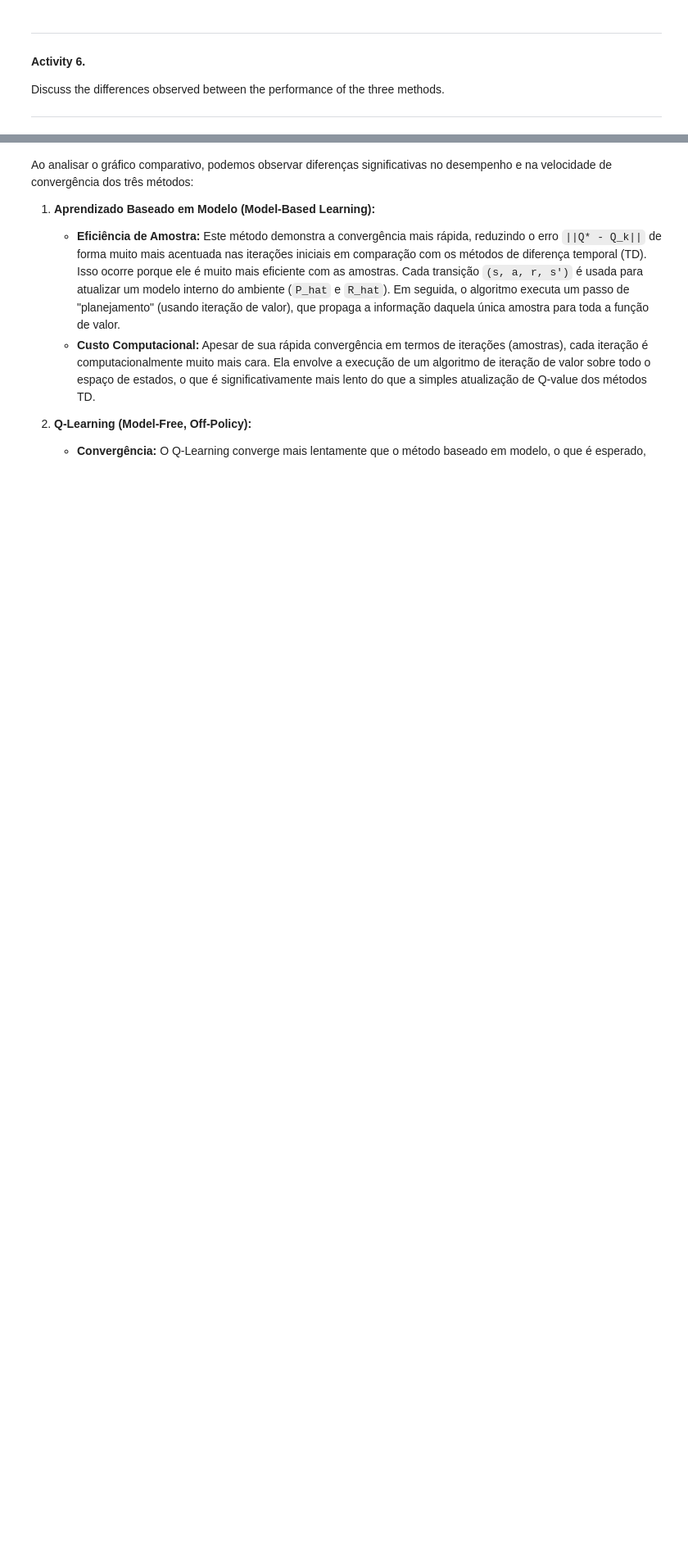
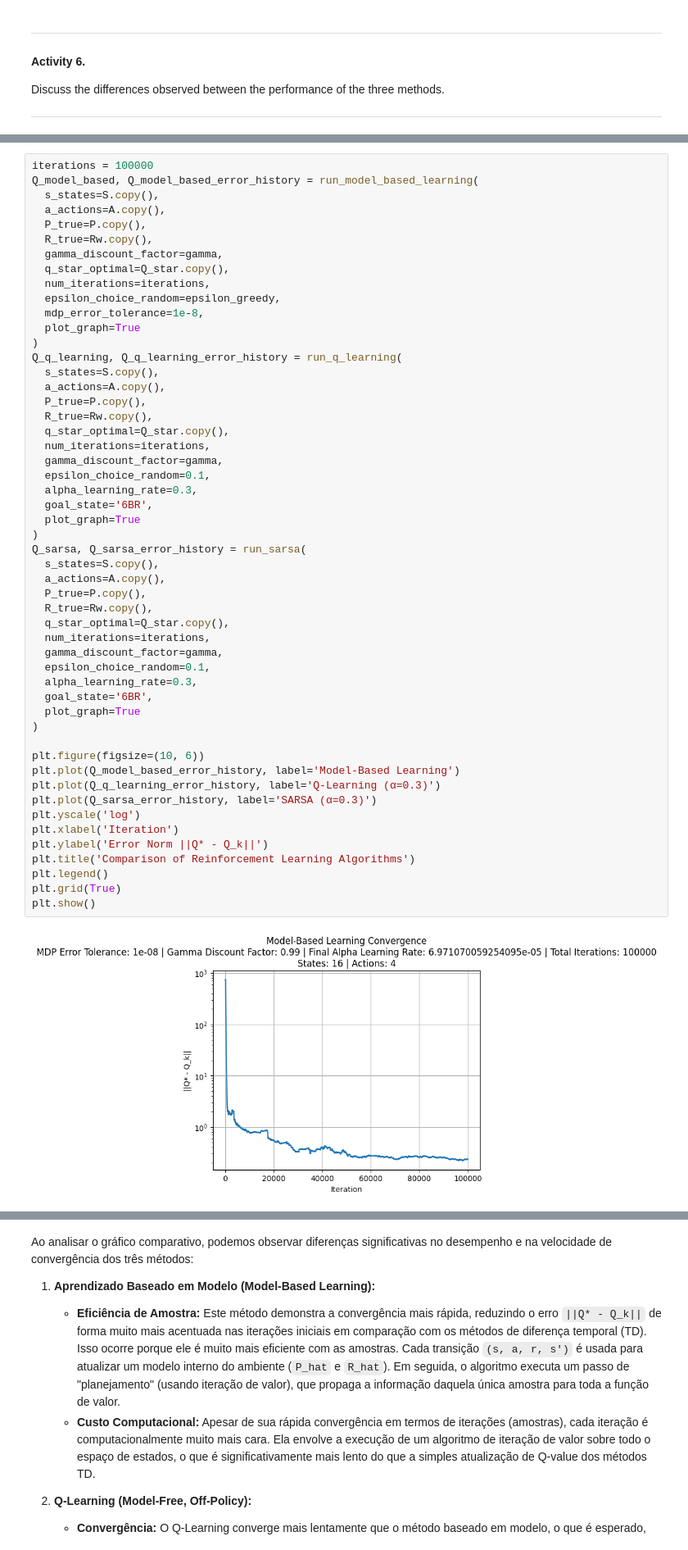
Before and after one commit to yangricardo/INF2070_202502_DEEP_REINFORCEMENT_LEARNING, a Jupyter notebook: labs/2_reinforcement_learning/lab-RL-yang.ipynb, the cells around one changed output, grey strips where cells are left out. Shown at 82% size. Cells and saved outputs as stored; diff of their text form; blank space fills up the shorter version.

```diff
--- a/labs/2_reinforcement_learning/lab-RL-yang.ipynb
+++ b/labs/2_reinforcement_learning/lab-RL-yang.ipynb
@@ -739,0 +845,54 @@ plt.show()
+# %%
+iterations = 100000
+Q_model_based, Q_model_based_error_history = run_model_based_learning(
+  s_states=S.copy(),
+  a_actions=A.copy(),
+  P_true=P.copy(),
+  R_true=Rw.copy(),
+  gamma_discount_factor=gamma,
+  q_star_optimal=Q_star.copy(),
+  num_iterations=iterations,
+  epsilon_choice_random=epsilon_greedy,
+  mdp_error_tolerance=1e-8,
+  plot_graph=True
+)
+Q_q_learning, Q_q_learning_error_history = run_q_learning(
+  s_states=S.copy(),
+  a_actions=A.copy(),
+  P_true=P.copy(),
+  R_true=Rw.copy(),
+  q_star_optimal=Q_star.copy(),
+  num_iterations=iterations,
+  gamma_discount_factor=gamma,
+  epsilon_choice_random=0.1,
+  alpha_learning_rate=0.3,
+  goal_state='6BR',
+  plot_graph=True
+)
+Q_sarsa, Q_sarsa_error_history = run_sarsa(
+  s_states=S.copy(),
+  a_actions=A.copy(),
+  P_true=P.copy(),
+  R_true=Rw.copy(),
+  q_star_optimal=Q_star.copy(),
+  num_iterations=iterations,
+  gamma_discount_factor=gamma,
+  epsilon_choice_random=0.1,
+  alpha_learning_rate=0.3,
+  goal_state='6BR',
+  plot_graph=True
+)
+
+plt.figure(figsize=(10, 6))
+plt.plot(Q_model_based_error_history, label='Model-Based Learning')
+plt.plot(Q_q_learning_error_history, label='Q-Learning (α=0.3)')
+plt.plot(Q_sarsa_error_history, label='SARSA (α=0.3)')
+plt.yscale('log')
+plt.xlabel('Iteration')
+plt.ylabel('Error Norm ||Q* - Q_k||')
+plt.title('Comparison of Reinforcement Learning Algorithms')
+plt.legend()
+plt.grid(True)
+plt.show()
+# %% [output]
+[figure, added]
```
Also changed, not shown: parts of 11 cells of this notebook.
